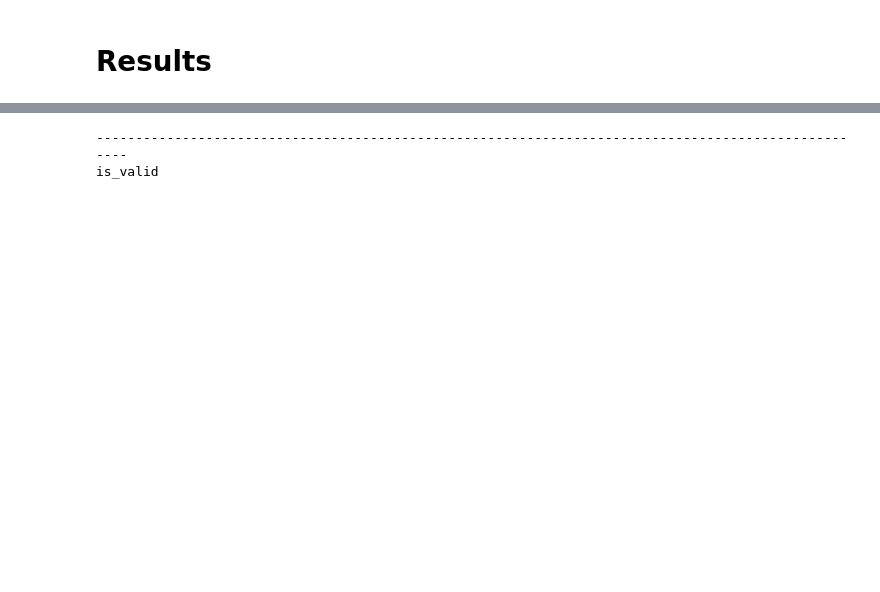
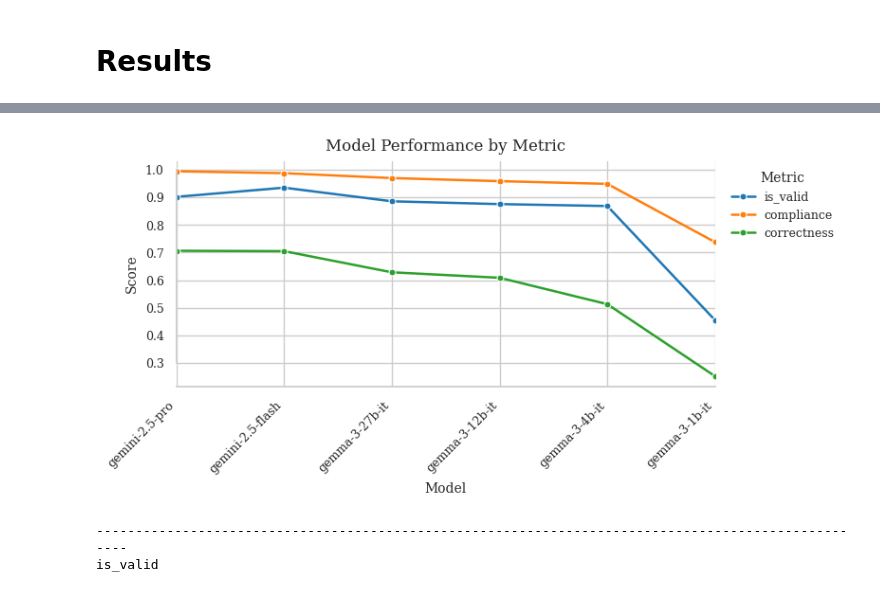
Before and after one commit to matthieudelsart/structured-outputs-benchmark, a Jupyter notebook: notebooks/bench_results.ipynb, the cells around one changed output, grey strips where cells are left out. Cells and saved outputs as stored; diff of their text form; code cells hidden in the pictures; blank space fills up the shorter version.

```diff
--- a/notebooks/bench_results.ipynb
+++ b/notebooks/bench_results.ipynb
@@ -84,3 +205,65 @@ correctness
+# %%
+import seaborn as sns
+import matplotlib.pyplot as plt
+
+# 1) Tighter context + smaller fonts
+sns.set_theme(
+    style="whitegrid",
+    context="notebook",   # a bit bigger than "paper", but more compact overall
+    font="serif",
+    font_scale=1.0        # dial back the text size
+)
+
+df = t.T
+
+# 2) Much shorter height, same width
+fig, ax = plt.subplots(figsize=(8, 3.5))   # width 8", height 3.5"
+
+palette = sns.color_palette("tab10", n_colors=len(df.columns))
+
+# 3) Draw with no dashes, smaller markers
+sns.lineplot(
+    data=df,
+    ax=ax,
+    palette=palette,
+    linewidth=1.8,
+    marker="o",
+    markersize=5,
+    dashes=False,
+)
+
+# 4) Labels & ticks with minimal padding
+ax.set_xlabel("Model", labelpad=5, fontsize=10)
+ax.set_ylabel("Score", labelpad=5, fontsize=10)
+ax.set_title("Model Performance by Metric", pad=8, fontsize=12)
+
+ax.set_xticks(range(len(df.index)))
+ax.set_xticklabels(df.index, rotation=45, ha="right", fontsize=9)
+ax.tick_params(axis="y", labelsize=9)
+
+# 5) Manual legend outside
+ax.legend(
+    title="Metric",
+    loc="upper left",
+    bbox_to_anchor=(1.01, 1.0),
+    frameon=False,
+    title_fontsize=10,
+    fontsize=9
+)
+
+# 6) Kill extra margins & spine‐trim
+ax.margins(x=0)                # hugs the x‐axis labels more tightly
+sns.despine(trim=True)
+plt.subplots_adjust(
+    left=0.07,                  # more room on the left so y‐label isn't squished
+    right=0.78,                 # carve out space for the legend
+    top=0.88,
+    bottom=0.2                  # lifts the x‐labels up so they don't overlap
+)
+
+plt.show()
+# %% [output]
+[figure, added]
 # %%
 import pandas as pd
 import json
```
Also changed, not shown: parts of 6 cells of this notebook, 46 other files.
